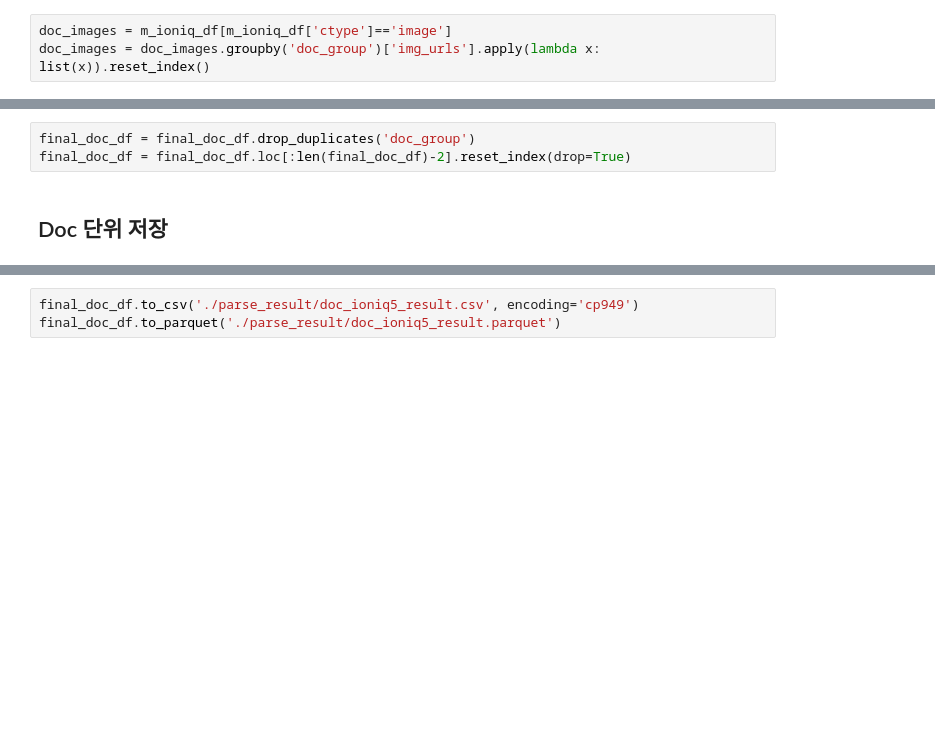
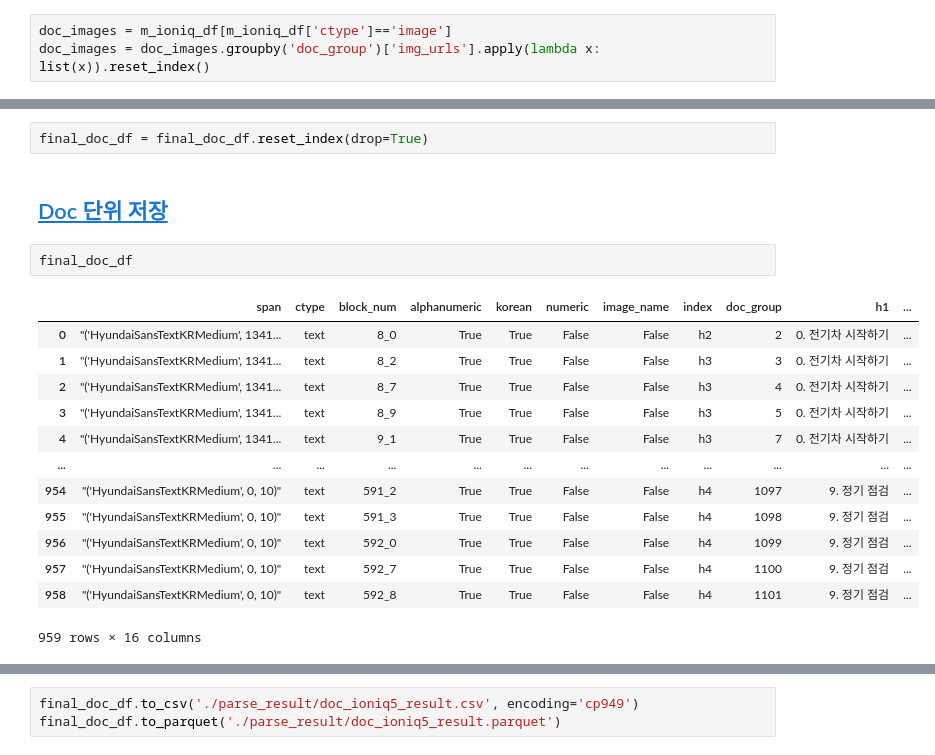
Before and after one commit to dudwo7783/my-small-mechanic, a Jupyter notebook: pdf_parsing/pdf_parser.ipynb, the cells around one changed output, grey strips where cells are left out. Cells and saved outputs as stored; diff of their text form; blank space fills up the shorter version.

```diff
--- a/pdf_parsing/pdf_parser.ipynb
+++ b/pdf_parsing/pdf_parser.ipynb
@@ -558,5 +676,20 @@ final_doc_df.loc[final_doc_df['table_contents'].isna(), 'doc_table_contents'] =
 # %%
-final_doc_df = final_doc_df.drop_duplicates('doc_group')
-final_doc_df = final_doc_df.loc[:len(final_doc_df)-2].reset_index(drop=True)
+final_doc_df = final_doc_df.reset_index(drop=True)
 # %% [markdown]
-## Doc 단위 저장
+## <a id='toc5_5_'></a>[Doc 단위 저장](#toc0_)
+# %%
+final_doc_df
+# %% [output]
+|  | span | ctype | block_num | alphanumeric | korean | numeric | image_name | index | doc_group | h1 | ... |
+| 0 | "('HyundaiSansTextKRMedium', 1341... | text | 8_0 | True | True | False | False | h2 | 2 | 0. 전기차 시작하기 | ... |
+| 1 | "('HyundaiSansTextKRMedium', 1341... | text | 8_2 | True | True | False | False | h3 | 3 | 0. 전기차 시작하기 | ... |
+| 2 | "('HyundaiSansTextKRMedium', 1341... | text | 8_7 | True | True | False | False | h3 | 4 | 0. 전기차 시작하기 | ... |
+| 3 | "('HyundaiSansTextKRMedium', 1341... | text | 8_9 | True | True | False | False | h3 | 5 | 0. 전기차 시작하기 | ... |
+| 4 | "('HyundaiSansTextKRMedium', 1341... | text | 9_1 | True | True | False | False | h3 | 7 | 0. 전기차 시작하기 | ... |
+| ... | ... | ... | ... | ... | ... | ... | ... | ... | ... | ... | ... |
+| 954 | "('HyundaiSansTextKRMedium', 0, 10)" | text | 591_2 | True | True | False | False | h4 | 1097 | 9. 정기 점검 | ... |
+| 955 | "('HyundaiSansTextKRMedium', 0, 10)" | text | 591_3 | True | True | False | False | h4 | 1098 | 9. 정기 점검 | ... |
+| 956 | "('HyundaiSansTextKRMedium', 0, 10)" | text | 592_0 | True | True | False | False | h4 | 1099 | 9. 정기 점검 | ... |
+| 957 | "('HyundaiSansTextKRMedium', 0, 10)" | text | 592_7 | True | True | False | False | h4 | 1100 | 9. 정기 점검 | ... |
+| 958 | "('HyundaiSansTextKRMedium', 0, 10)" | text | 592_8 | True | True | False | False | h4 | 1101 | 9. 정기 점검 | ... |
+959 rows × 16 columns
```
Also changed, not shown: parts of 78 cells of this notebook, 11 other files.
